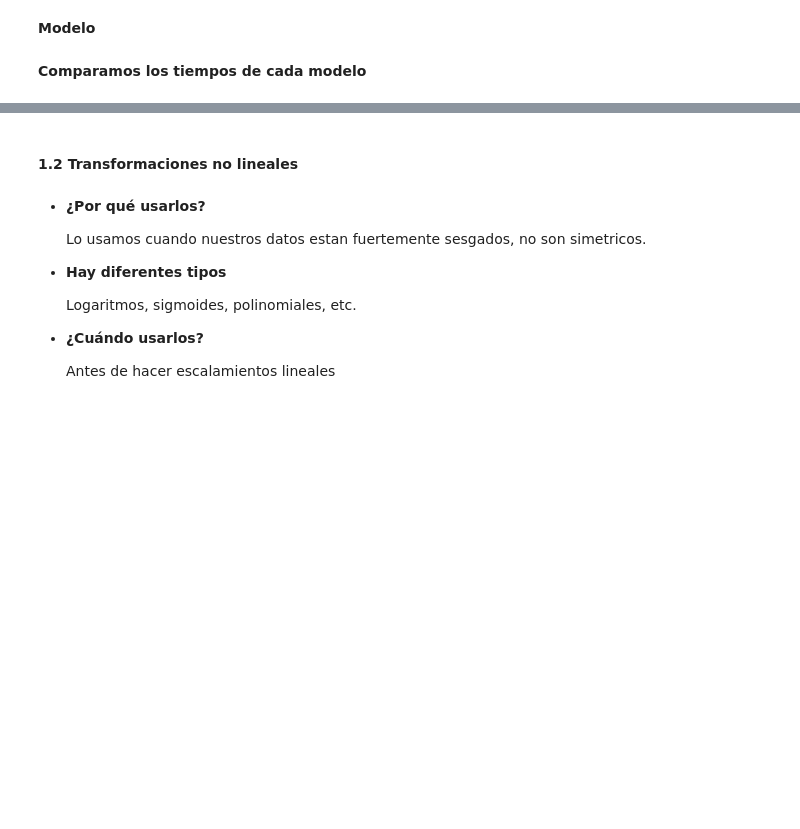
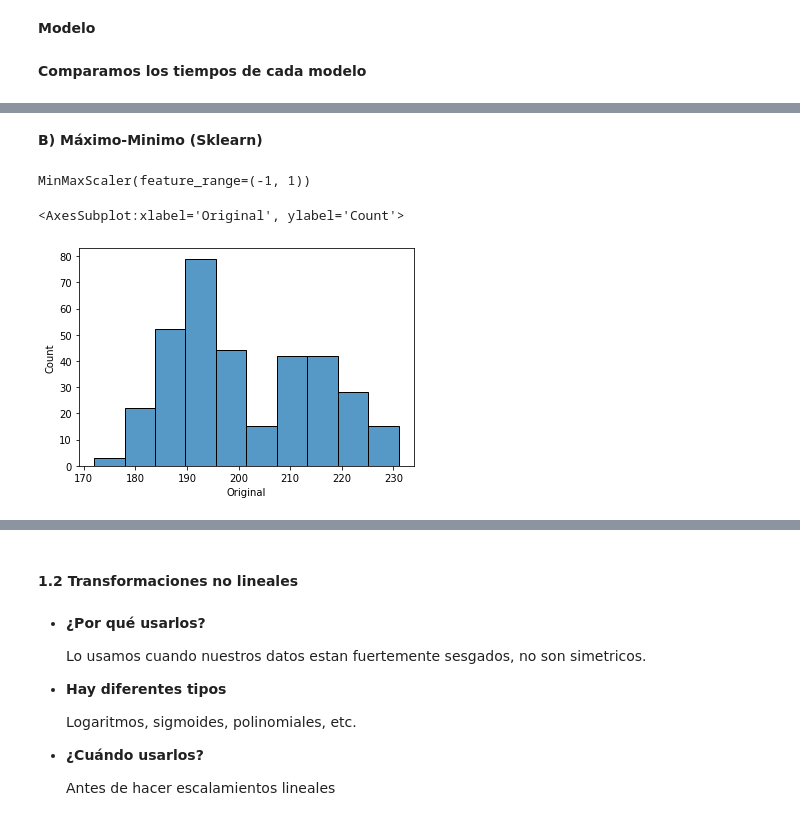
Before and after one commit to JuanFeA98/Estadistica_Probabilidad, a Jupyter notebook: Estadistica_Descriptiva/03. Procesamiento de datos.ipynb, the cells around one changed output, grey strips where cells are left out. Drawn from its saved outputs; the diff is of its cells as text; code cells hidden in the pictures; blank space fills up the shorter version.

```diff
--- a/Estadistica_Descriptiva/03. Procesamiento de datos.ipynb
+++ b/Estadistica_Descriptiva/03. Procesamiento de datos.ipynb
@@ -119,0 +132,22 @@ round(raw_time, 2), round(scaled_time, 2)
+# %% [markdown]
+**B) Máximo-Minimo (Sklearn)**
+# %%
+penguins = sns.load_dataset('penguins')
+
+data = penguins[['flipper_length_mm']]
+data.columns = ['Original']
+# %%
+minMaxScaler = MinMaxScaler(
+    feature_range=(-1, 1)
+)
+
+minMaxScaler.fit(data)
+# %% [output]
+MinMaxScaler(feature_range=(-1, 1))
+# %%
+data['Transformada'] = minMaxScaler.transform(data)
+# %%
+sns.histplot(data['Original'])
+# %% [output]
+<AxesSubplot:xlabel='Original', ylabel='Count'>
+[figure, added]
```
Also changed, not shown: parts of 9 cells of this notebook.
